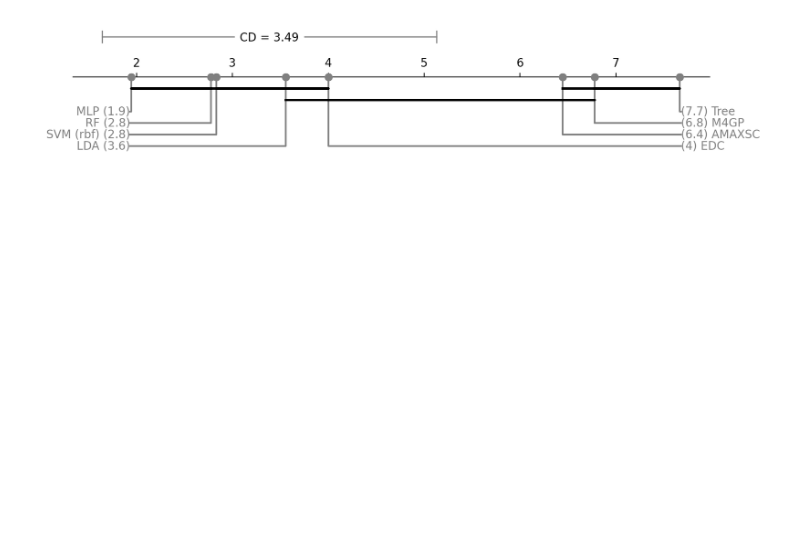
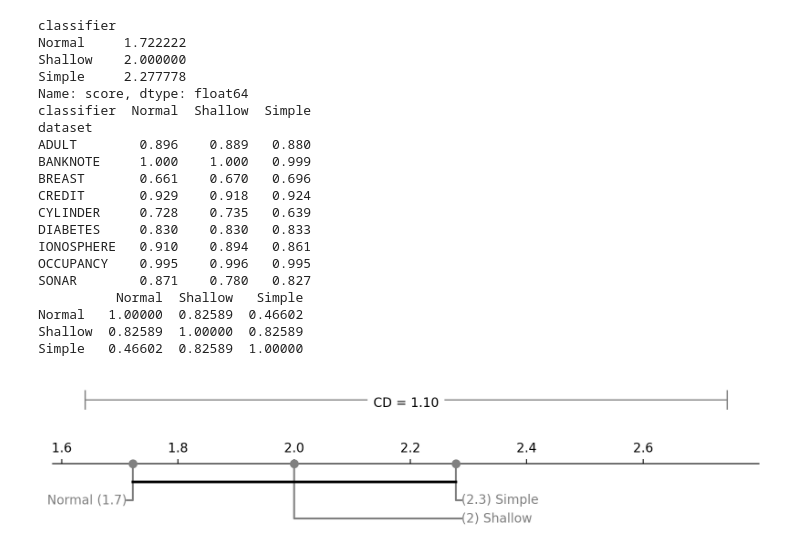
Before and after one commit to GuusToussaint/EDC-experiments, a Jupyter notebook: real-world/critical-difference-analysis.ipynb, the cells around one changed output. Drawn from its saved outputs; the diff is of its cells as text; code cells hidden in the pictures; blank space fills up the shorter version.

```diff
--- a/real-world/critical-difference-analysis.ipynb
+++ b/real-world/critical-difference-analysis.ipynb
@@ -18,13 +18,14 @@ classifier_name_map = {
 score_metric = "auc_score"
 score_metric_index = 0 if score_metric == "auc_score" else 1
 
-result_files = os.listdir("results")
+base_path = "/data1/toussaintg1/edc-2-results/"
+result_files = os.listdir(base_path)
 results = []
 for result_file in result_files:
     dataset, search_strategy, optimiser, random_seed = result_file.split(
         "."
     )[0].split("-")
-    with open(f"results/{result_file}", "rb") as f:
+    with open(f"{base_path}{result_file}", "rb") as f:
         res = pickle.load(f)
     for elapsed_time, auc_score, accuracy_score in zip(res["elapsed_time"], res["auc_score"], res["accuracy_score"]):
         results.append(
@@ -40,12 +41,13 @@ for result_file in result_files:
             ]
         )
 
-result_files = os.listdir("comparison_results")
+base_comparison_path = "/data1/toussaintg1/edc-2-results-comparison/"
+result_files = os.listdir(base_comparison_path)
 for result_file in result_files:
     dataset, classifier, random_seed = result_file.split(
         "."
     )[0].split("-")
-    with open(f"comparison_results/{result_file}", "rb") as f:
+    with open(f"{base_comparison_path}/{result_file}", "rb") as f:
         res = pickle.load(f)
     for elapsed_time, auc_score, accuracy_score in zip(res["elapsed_time"], res["auc_score"], res["accuracy_score"]):
         results.append(
@@ -140,14 +199,22 @@ Name: score, dtype: float64
 # %%
 import matplotlib.pyplot as plt
 import scikit_posthocs as sp
+import numpy as np
+
+print(avg_rank)
+print(wide)
+
+# wide = data.pivot_table(
+#     index="dataset",
+#     columns="classifier",
+#     values="score",
+#     aggfunc="mean"
+# )
 
 test_results = sp.posthoc_nemenyi_friedman(
-    data,
-    melted=True,
-    block_col='dataset',
-    group_col='classifier',
-    y_col='score',
+    wide,
 )
+print(test_results)
 
 
 fig, ax = plt.subplots(
@@ -160,32 +227,56 @@ sp.critical_difference_diagram(
     ax=ax,
     elbow_props={'color': 'gray'}
 )
 
-critical_distance = 3.49
+k=3
+n=9
+q=2.343
+
+critical_distance = q*np.sqrt((k*(k+1))/(6*n))
 start = 1.64
 
 ax.add_line(plt.Line2D(
     [start, start], [3, 4],
     color='gray', linewidth=1, linestyle='-'
 ))
 
 ax.add_line(plt.Line2D(
     [start, start + critical_distance], [3.5, 3.5],
 
     color='gray', linewidth=1, linestyle='-'
 ))
 
 text = ax.text(
     start + critical_distance / 2, 3.1, f'CD = {critical_distance:.2f}',
     horizontalalignment='center',
 )
 text.set_bbox(dict(facecolor='white', alpha=1, edgecolor='white'))
 
 ax.add_line(plt.Line2D(
     [start + critical_distance, start + critical_distance], [3, 4],
     color='gray', linewidth=1, linestyle='-'
 ))
 
 plt.show()
 # %% [output]
+classifier
+Normal     1.722222
+Shallow    2.000000
+Simple     2.277778
+Name: score, dtype: float64
+classifier  Normal  Shallow  Simple
+dataset
+ADULT        0.896    0.889   0.880
+BANKNOTE     1.000    1.000   0.999
+BREAST       0.661    0.670   0.696
+CREDIT       0.929    0.918   0.924
+CYLINDER     0.728    0.735   0.639
+DIABETES     0.830    0.830   0.833
+IONOSPHERE   0.910    0.894   0.861
+OCCUPANCY    0.995    0.996   0.995
+SONAR        0.871    0.780   0.827
+          Normal  Shallow   Simple
+Normal   1.00000  0.82589  0.46602
+Shallow  0.82589  1.00000  0.82589
+Simple   0.46602  0.82589  1.00000
-[figure, old version]
+[figure, new version]
```
Also changed, not shown: parts of 4 cells of this notebook, 14 other files.
